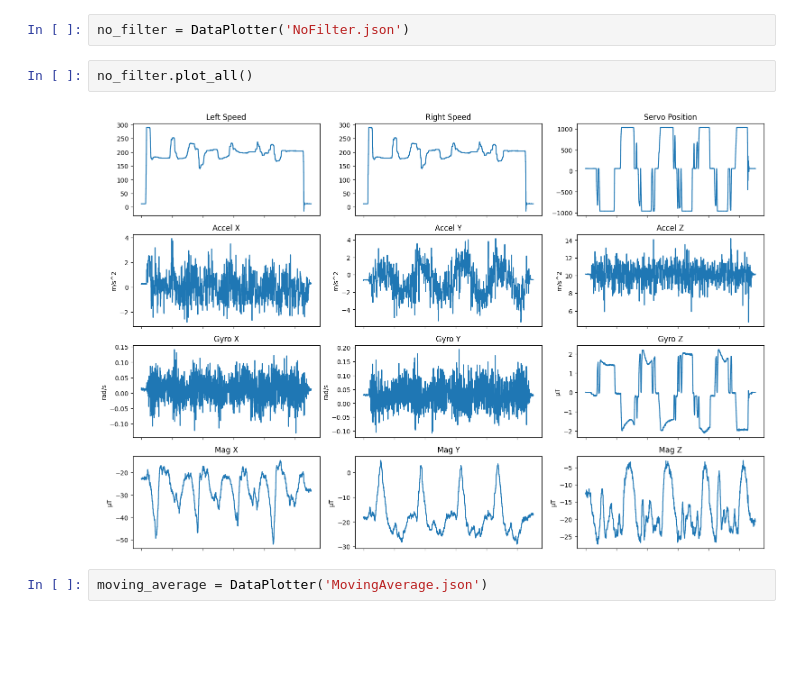
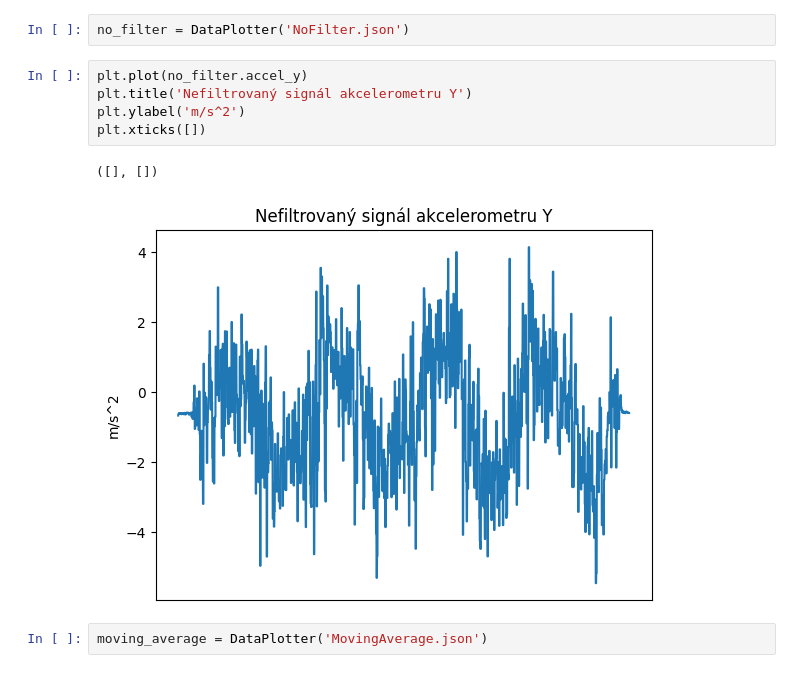
Before and after one commit to gaitovrat/bachelor, a Jupyter notebook: Notebooks/Filters.ipynb, the cells around one changed output. Saved outputs shown, nothing was run; the diff lists cells and outputs as text; blank space fills up the shorter version.

```diff
--- a/Notebooks/Filters.ipynb
+++ b/Notebooks/Filters.ipynb
@@ -124,9 +124,13 @@ class DataPlotter:
         plt.show()
 # %%
 no_filter = DataPlotter('NoFilter.json')
-# %%
-no_filter.plot_all()
-# %% [output]
-[figure, removed]
+# %%
+plt.plot(no_filter.accel_y)
+plt.title('Nefiltrovaný signál akcelerometru Y')
+plt.ylabel('m/s^2')
+plt.xticks([])
+# %% [output]
+([], [])
+[figure, added]
 # %%
 moving_average = DataPlotter('MovingAverage.json')
```
Also changed, not shown: parts of 8 cells of this notebook, 4 other files.
